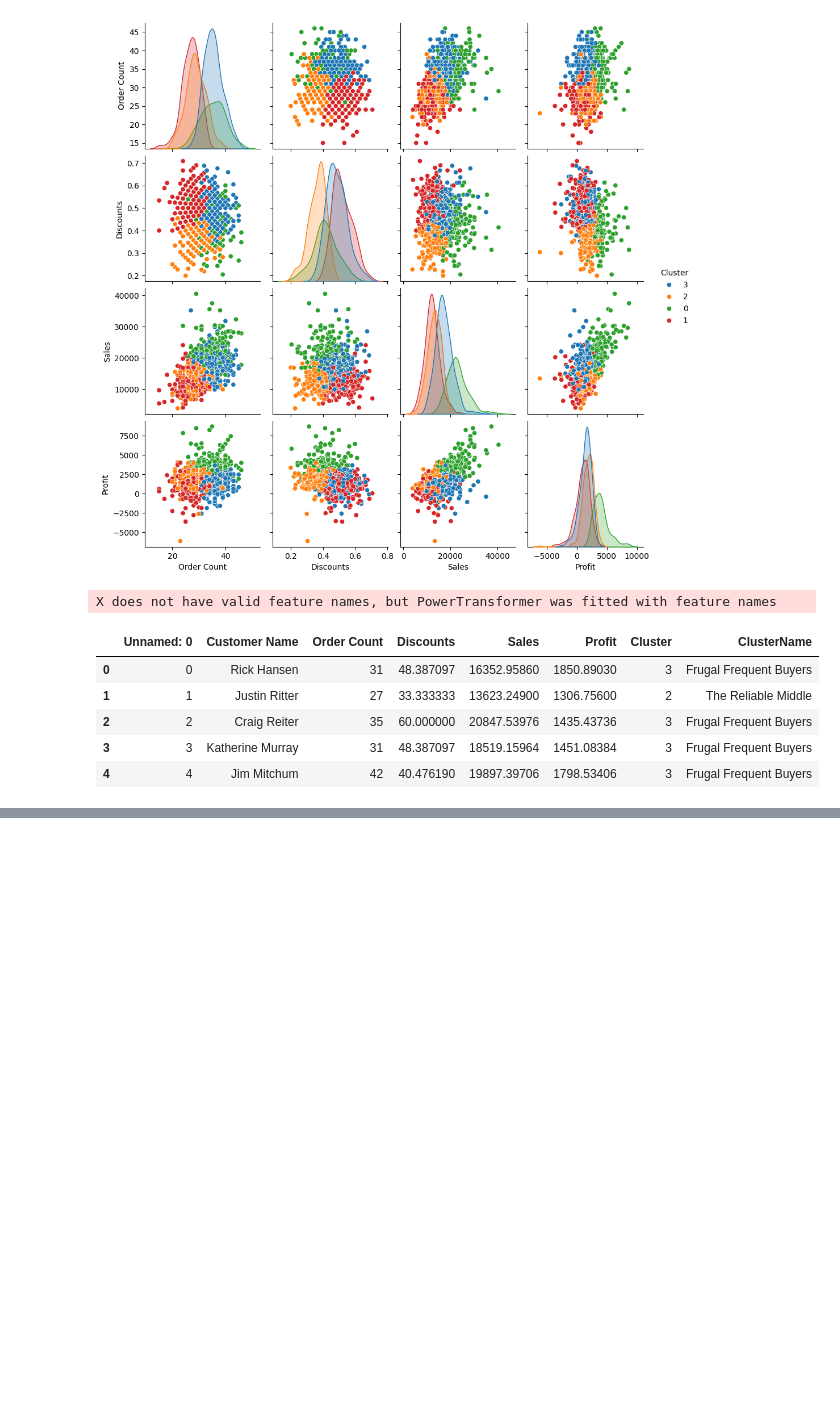
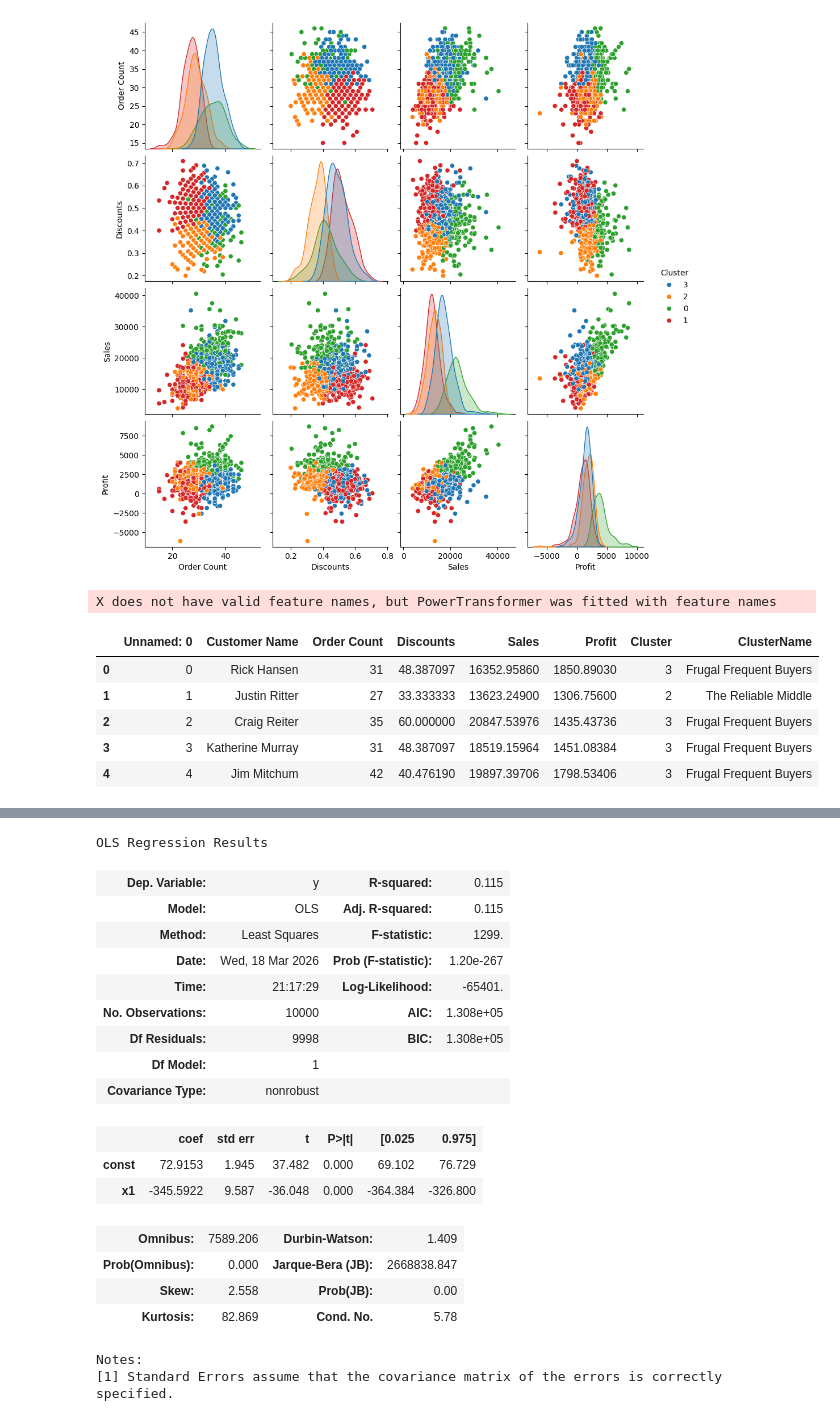
Before and after one commit to joshuajnoble/method-data-viz, a Jupyter notebook: super_store_edav.ipynb, the cells around one changed output, grey strips where cells are left out. Saved outputs shown, nothing was run; the diff lists cells and outputs as text; code cells hidden in the pictures; blank space fills up the shorter version.

```diff
--- a/super_store_edav.ipynb
+++ b/super_store_edav.ipynb
@@ -989,0 +988,37 @@ SyntaxError: unmatched ')' (1439065911.py, line 1)
+# %%
+major_markets = ["US", "APAC", "EU", "LATAM"]
+
+casual = px.scatter(superstore[superstore["Market"].isin(major_markets)],
+    y='Profit',
+    x='Discount',
+    facet_col="Market",
+    opacity=0.5,
+    trendline="ols",
+    title='Customer Types',
+    color_discrete_map=color_map,
+    width=1000, height=500)
+
+casual.show()
+
+results = px.get_trendline_results(casual)
+results.query("Market == 'APAC'").px_fit_results.iloc[0].summary()
+# %% [output]
+OLS Regression Results
+| Dep. Variable: | y | R-squared: | 0.115 |
+| Model: | OLS | Adj. R-squared: | 0.115 |
+| Method: | Least Squares | F-statistic: | 1299. |
+| Date: | Wed, 18 Mar 2026 | Prob (F-statistic): | 1.20e-267 |
+| Time: | 21:17:29 | Log-Likelihood: | -65401. |
+| No. Observations: | 10000 | AIC: | 1.308e+05 |
+| Df Residuals: | 9998 | BIC: | 1.308e+05 |
+| Df Model: | 1 |  |  |
+| Covariance Type: | nonrobust |  |  |
+|  | coef | std err | t | P>|t| | [0.025 | 0.975] |
+| const | 72.9153 | 1.945 | 37.482 | 0.000 | 69.102 | 76.729 |
+| x1 | -345.5922 | 9.587 | -36.048 | 0.000 | -364.384 | -326.800 |
+| Omnibus: | 7589.206 | Durbin-Watson: | 1.409 |
+| Prob(Omnibus): | 0.000 | Jarque-Bera (JB): | 2668838.847 |
+| Skew: | 2.558 | Prob(JB): | 0.00 |
+| Kurtosis: | 82.869 | Cond. No. | 5.78 |
+Notes:
+[1] Standard Errors assume that the covariance matrix of the errors is correctly specified.
```
Also changed, not shown: parts of 1 cell of this notebook.
